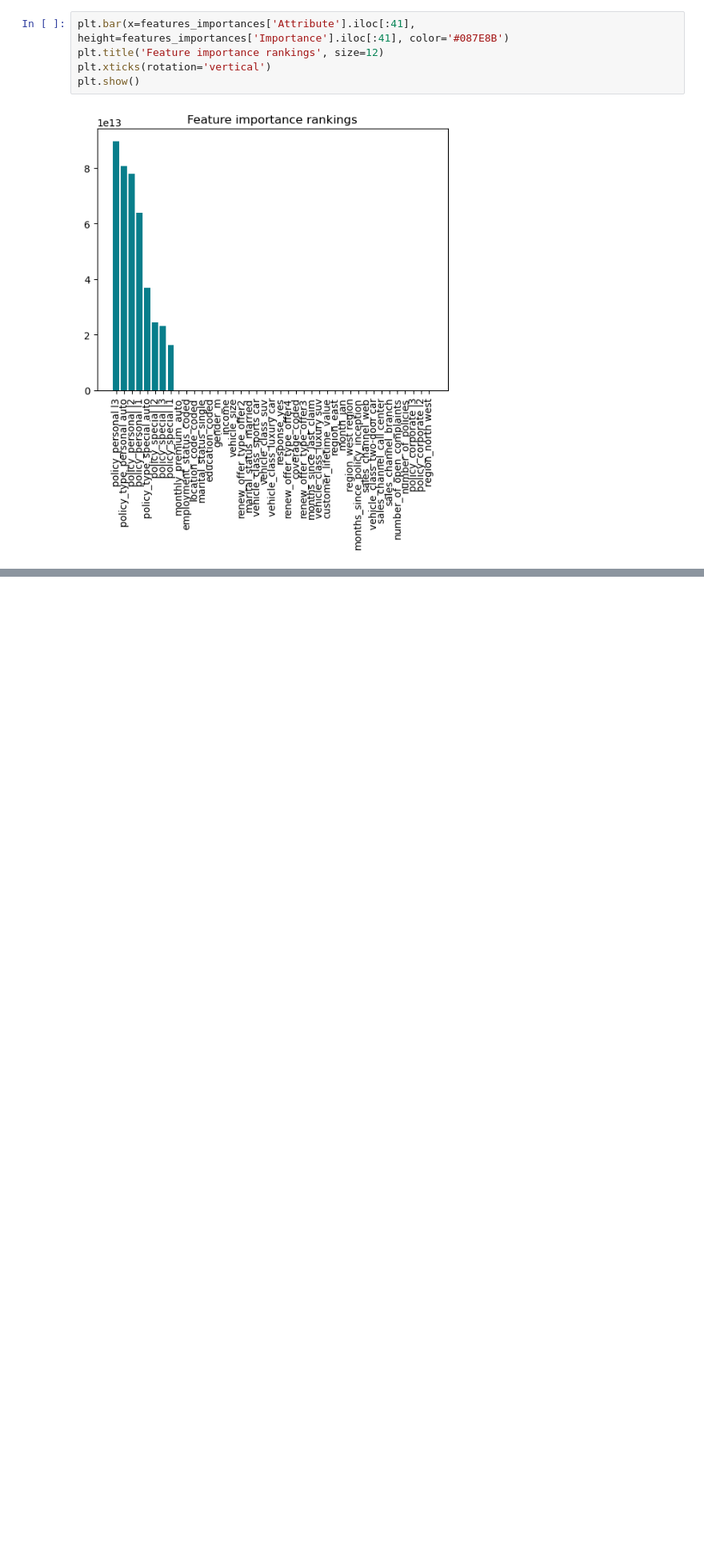
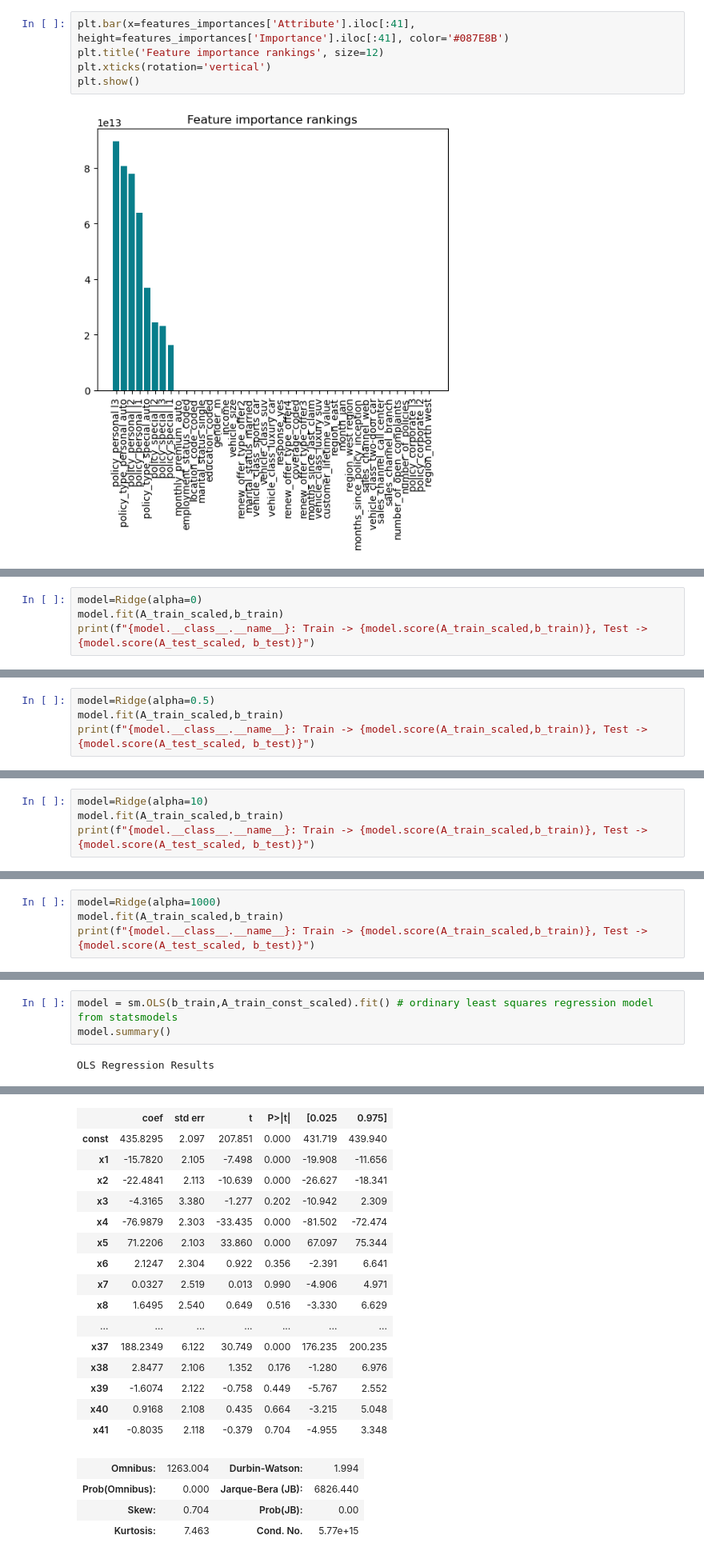
Before and after one commit to FredNurn/IronHack_DataLab_Frederik, a Jupyter notebook: Week 4/Data_Transformation.ipynb, the cells around one changed output, grey strips where cells are left out. Shown at 80% size. Drawn from its saved outputs; the diff is of its cells as text; blank space fills up the shorter version.

Commit message:
Model Comparison Update

```diff
--- a/Week 4/Data_Transformation.ipynb
+++ b/Week 4/Data_Transformation.ipynb
@@ -465,0 +512,4 @@ plt.show()
+# %%
+model=Ridge(alpha=0)
+model.fit(A_train_scaled,b_train)
+print(f"{model.__class__.__name__}: Train -> {model.score(A_train_scaled,b_train)}, Test -> {model.score(A_test_scaled, b_test)}")
@@ -465,0 +518,4 @@ plt.show()
+# %%
+model=Ridge(alpha=0.5)
+model.fit(A_train_scaled,b_train)
+print(f"{model.__class__.__name__}: Train -> {model.score(A_train_scaled,b_train)}, Test -> {model.score(A_test_scaled, b_test)}")
@@ -465,0 +524,4 @@ plt.show()
+# %%
+model=Ridge(alpha=10)
+model.fit(A_train_scaled,b_train)
+print(f"{model.__class__.__name__}: Train -> {model.score(A_train_scaled,b_train)}, Test -> {model.score(A_test_scaled, b_test)}")
@@ -465,0 +530,4 @@ plt.show()
+# %%
+model=Ridge(alpha=1000)
+model.fit(A_train_scaled,b_train)
+print(f"{model.__class__.__name__}: Train -> {model.score(A_train_scaled,b_train)}, Test -> {model.score(A_test_scaled, b_test)}")
@@ -465,0 +545,5 @@ plt.show()
+# %%
+model = sm.OLS(b_train,A_train_const_scaled).fit() # ordinary least squares regression model from statsmodels
+model.summary()
+# %% [output]
+OLS Regression Results
@@ -465,0 +559,20 @@ plt.show()
+|  | coef | std err | t | P>|t| | [0.025 | 0.975] |
+| const | 435.8295 | 2.097 | 207.851 | 0.000 | 431.719 | 439.940 |
+| x1 | -15.7820 | 2.105 | -7.498 | 0.000 | -19.908 | -11.656 |
+| x2 | -22.4841 | 2.113 | -10.639 | 0.000 | -26.627 | -18.341 |
+| x3 | -4.3165 | 3.380 | -1.277 | 0.202 | -10.942 | 2.309 |
+| x4 | -76.9879 | 2.303 | -33.435 | 0.000 | -81.502 | -72.474 |
+| x5 | 71.2206 | 2.103 | 33.860 | 0.000 | 67.097 | 75.344 |
+| x6 | 2.1247 | 2.304 | 0.922 | 0.356 | -2.391 | 6.641 |
+| x7 | 0.0327 | 2.519 | 0.013 | 0.990 | -4.906 | 4.971 |
+| x8 | 1.6495 | 2.540 | 0.649 | 0.516 | -3.330 | 6.629 |
+| ... | ... | ... | ... | ... | ... | ... |
+| x37 | 188.2349 | 6.122 | 30.749 | 0.000 | 176.235 | 200.235 |
+| x38 | 2.8477 | 2.106 | 1.352 | 0.176 | -1.280 | 6.976 |
+| x39 | -1.6074 | 2.122 | -0.758 | 0.449 | -5.767 | 2.552 |
+| x40 | 0.9168 | 2.108 | 0.435 | 0.664 | -3.215 | 5.048 |
+| x41 | -0.8035 | 2.118 | -0.379 | 0.704 | -4.955 | 3.348 |
+| Omnibus: | 1263.004 | Durbin-Watson: | 1.994 |
+| Prob(Omnibus): | 0.000 | Jarque-Bera (JB): | 6826.440 |
+| Skew: | 0.704 | Prob(JB): | 0.00 |
+| Kurtosis: | 7.463 | Cond. No. | 5.77e+15 |
```
Also changed, not shown: parts of 21 cells of this notebook, 3 other files.
